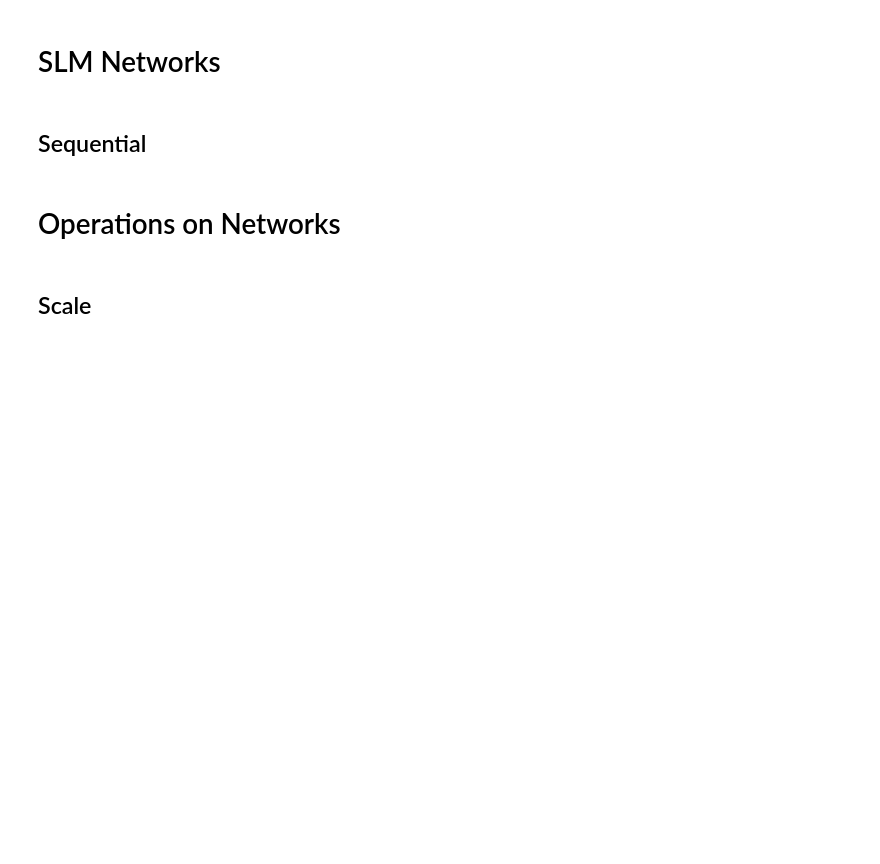
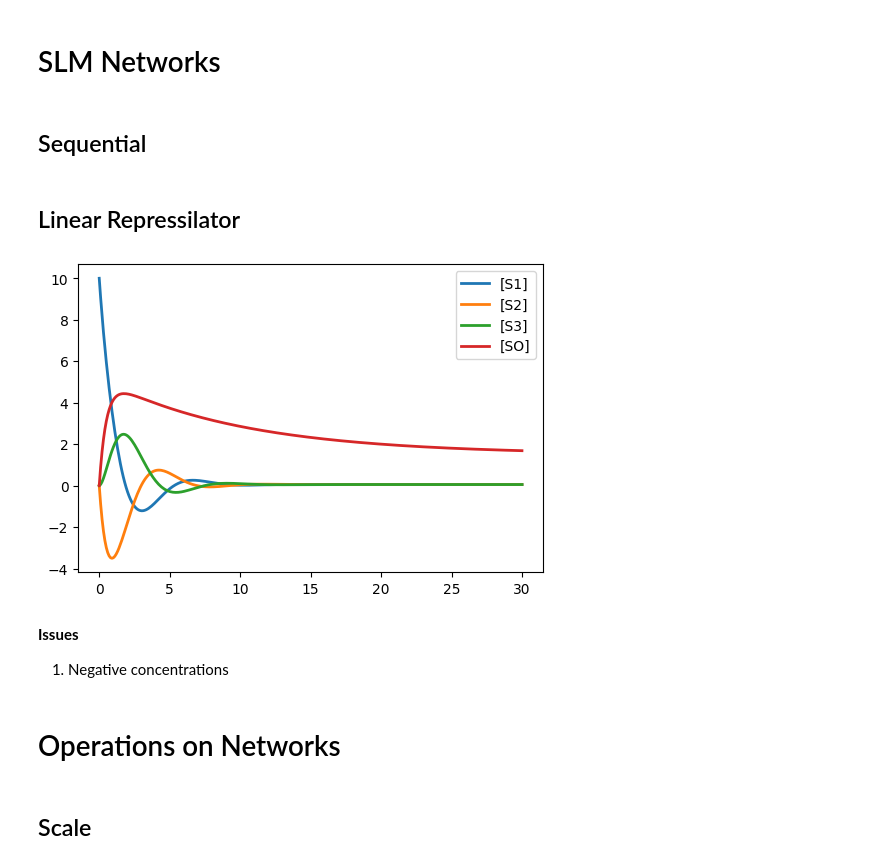
Before and after one commit to joseph-hellerstein/linear_reaction_networks, a Jupyter notebook: notebooks/SLM-Reaction-Networks.ipynb, the cells around one changed output. Drawn from its saved outputs; the diff is of its cells as text; code cells hidden in the pictures; blank space fills up the shorter version.

```diff
--- a/notebooks/SLM-Reaction-Networks.ipynb
+++ b/notebooks/SLM-Reaction-Networks.ipynb
@@ -129,6 +129,45 @@ OK!
 # SLM Networks
 # %% [markdown]
 ## Sequential
+# %% [markdown]
+## Linear Repressilator
+# %%
+model_lr = """
+$SI -> S1; k1s*SI
+$SI -> S2; k2s*SI
+$SI -> S3; k3s*SI
+S1 -> ; k1d*S3
+S2 -> ; k2d*S1
+S3 -> ; k3d*S2
+S1 -> SO; k1O*S1
+S2 -> SO; k2O*S2
+S3 -> SO; k3O*S3
+SO -> ; k5*SO
+k1s = .1
+k2s = .1
+k2s = .1
+k3s = .1
+k1d = 1
+k2d = 1
+k3d = 1
+k1O = 1
+k2O = 1
+k3O = 1
+k5 = 0.1
+SI = 1
+S1 = 10
+S2 = 0
+S3 = 0
+SO = 0
+"""
+rr = te.loada(model_lr)
+rr.simulate(0, 30, 300)
+rr.plot()
+# %% [output]
+[figure, added]
+# %% [markdown]
+**Issues**
+1. Negative concentrations
 # %% [markdown]
 # Operations on Networks
 # %% [markdown]
```
Also changed, not shown: parts of 11 cells of this notebook, 5 other files.
